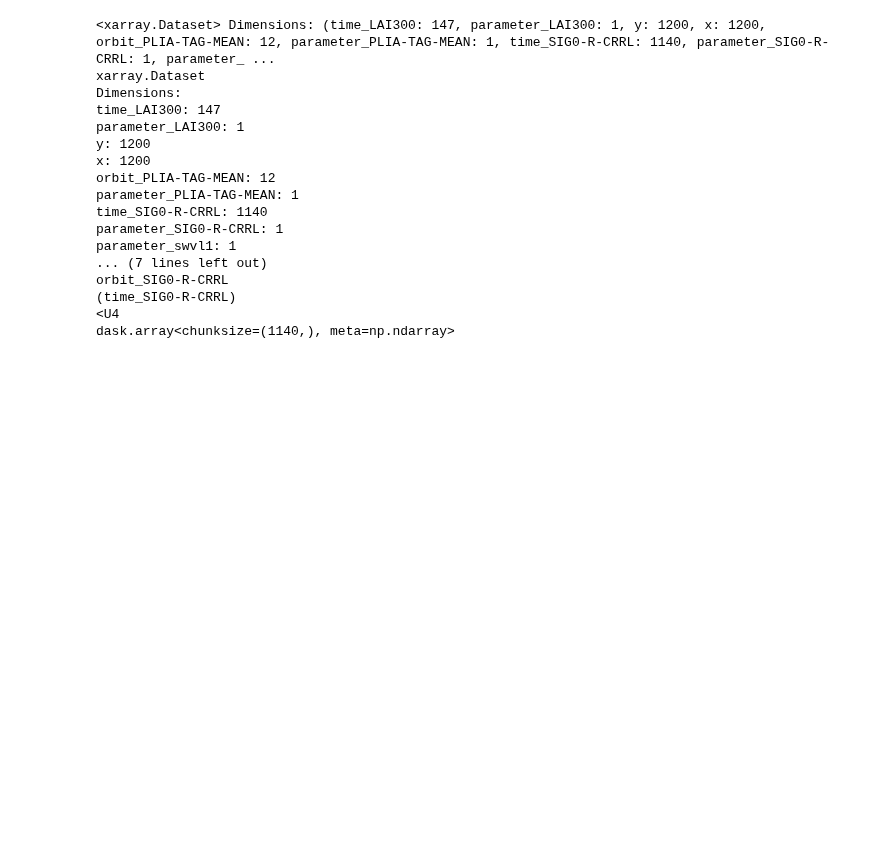
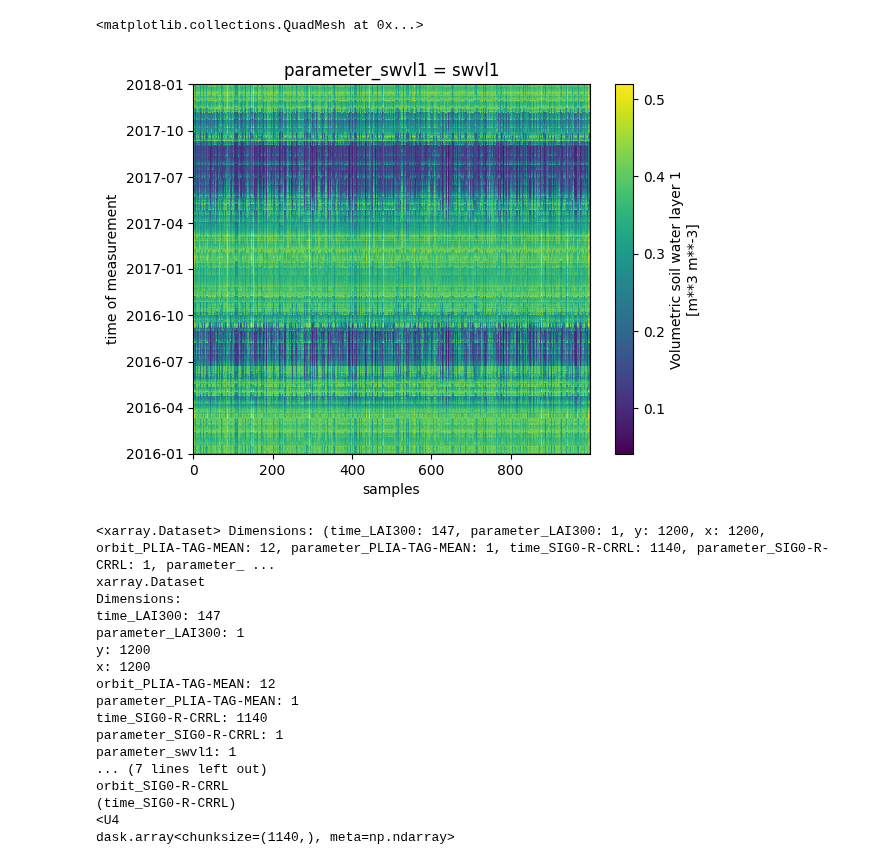
Before and after one commit to c-scale-community/use-case-wetland-water-stress, a Jupyter notebook: notebooks/0_experiment_signature.ipynb, the cells around one changed output. Saved outputs shown, nothing was run; the diff lists cells and outputs as text; code cells hidden in the pictures; blank space fills up the shorter version.

```diff
--- a/notebooks/0_experiment_signature.ipynb
+++ b/notebooks/0_experiment_signature.ipynb
@@ -4,6 +3,11 @@ import numpy as np
 import xarray as xr
 import rioxarray
 import numpy as np
+# %%
+t = xr.open_zarr("/tmp/sampled.zarr")
+# %% [output]
+<matplotlib.collections.QuadMesh at 0x...>
+[figure, added]
 # %%
 tile = xr.open_zarr("/shared/italy/measurements/V1M0R1/EQUI7_EU500M/E048N006T6/SM-EST-IN_20160101T050131_20171231T171119_VV_SIG0-R-CRRL_E048N006T6_EU500M_V1M0R1__TUWIEN.zarr")
 tile
```
Also changed, not shown: parts of 11 cells of this notebook, 4 other files.
